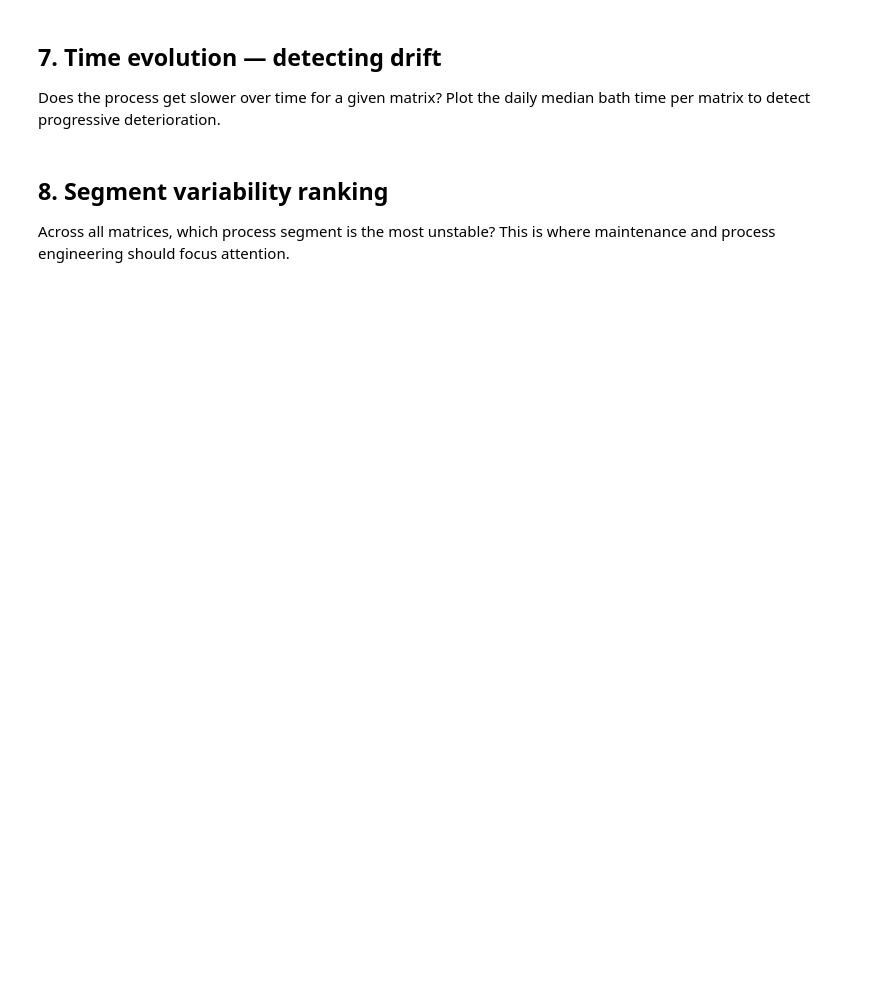
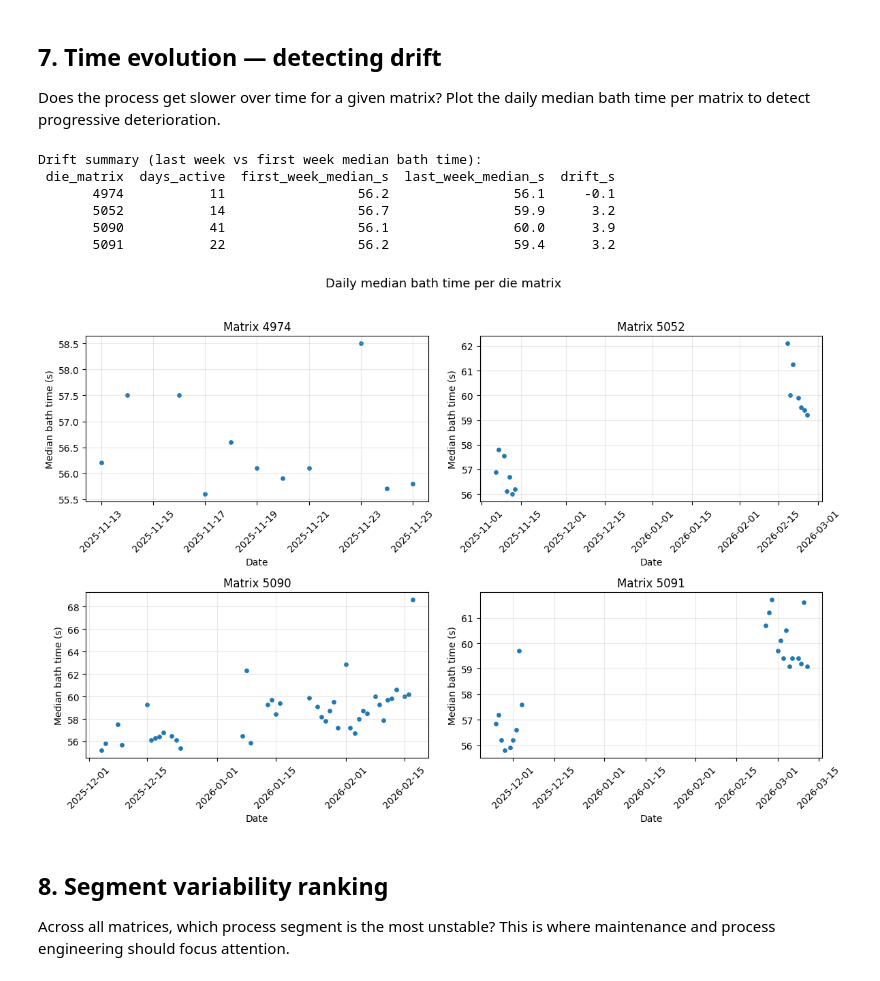
Before and after one commit to leomatthey/vaultech-analysis, a Jupyter notebook: notebooks/04_analyze_per_matrix.ipynb, the cells around one changed output. Drawn from its saved outputs; the diff is of its cells as text; code cells hidden in the pictures; blank space fills up the shorter version.

```diff
--- a/notebooks/04_analyze_per_matrix.ipynb
+++ b/notebooks/04_analyze_per_matrix.ipynb
@@ -22,0 +50,15 @@ The partial times (time spent **between** consecutive stages) are more diagnosti
+# %%
+# Partial times — time spent BETWEEN consecutive stages (already computed in notebook 02)
+partial_cols = [
+    "partial_furnace_to_2nd_strike_s",
+    "partial_2nd_to_3rd_strike_s",
+    "partial_3rd_to_4th_strike_s",
+    "partial_4th_strike_to_auxiliary_press_s",
+    "partial_auxiliary_press_to_bath_s",
+]
+
+# Median per matrix: the "typical" time each segment takes.
+# These are the reference values that every piece will be compared against
+# in section 4 to detect which specific segment caused a delay.
+reference_partials = df.groupby("die_matrix")[partial_cols].median().round(2)
+reference_partials
@@ -55,3 +243,64 @@ Does the process get slower over time for a given matrix? Plot the daily median
+# %%
+import matplotlib.pyplot as plt
+
+# Daily median bath time per matrix — the central question is whether a
+# given matrix's typical travel time progressively increases over its
+# active period, which would indicate tooling wear or process degradation.
+df["date"] = df["timestamp"].dt.date
+daily_median = (
+    df.groupby(["die_matrix", "date"])["lifetime_bath_s"]
+    .median()
+    .reset_index()
+)
+
+# Numerical drift summary: compare the median of the first 7 active days
+# against the median of the last 7 active days for each matrix.
+# Note: for matrices with long inactive gaps (e.g. 5052, 5091 were reinstalled
+# months apart), this compares two separate production campaigns rather than
+# continuous tooling wear — interpret accordingly.
+drift_rows = []
+for matrix in sorted(df["die_matrix"].unique()):
+    m_data = daily_median[daily_median["die_matrix"] == matrix].sort_values("date")
+    first = m_data.head(7)["lifetime_bath_s"].median()
+    last = m_data.tail(7)["lifetime_bath_s"].median()
+    drift_rows.append({
+        "die_matrix": matrix,
+        "days_active": len(m_data),
+        "first_week_median_s": round(first, 2),
+        "last_week_median_s": round(last, 2),
+        "drift_s": round(last - first, 2),
+    })
+drift_df = pd.DataFrame(drift_rows)
+print("Drift summary (last week vs first week median bath time):")
+print(drift_df.to_string(index=False))
+
+# Visualization: scatter-only so gaps between production campaigns are
+# visually honest — no connecting line faking a trend across months of
+# inactivity for matrices that were removed and later reinstalled.
+fig, axes = plt.subplots(2, 2, figsize=(12, 8))
+for ax, matrix in zip(axes.flat, sorted(df["die_matrix"].unique())):
+  m_data = daily_median[daily_median["die_matrix"] == matrix]
+  ax.scatter(m_data["date"], m_data["lifetime_bath_s"], s=15)
+  ax.set_title(f"Matrix {matrix}")
+  ax.set_xlabel("Date")
+  ax.set_ylabel("Median bath time (s)")
+  ax.tick_params(axis="x", rotation=45)
+  ax.grid(True, alpha=0.3)
+
+plt.suptitle("Daily median bath time per die matrix", fontsize=13, y=1.02)
+plt.tight_layout()
+plt.show()
+
+# Drop the helper date column
+df = df.drop(columns=["date"])
+# %% [output]
+Drift summary (last week vs first week median bath time):
+ die_matrix  days_active  first_week_median_s  last_week_median_s  drift_s
+       4974           11                 56.2                56.1     -0.1
+       5052           14                 56.7                59.9      3.2
+       5090           41                 56.1                60.0      3.9
+       5091           22                 56.2                59.4      3.2
+[figure, added]
 # %% [markdown]
 ## 8. Segment variability ranking
 
```
Also changed, not shown: parts of 19 cells of this notebook, 2 other files.
